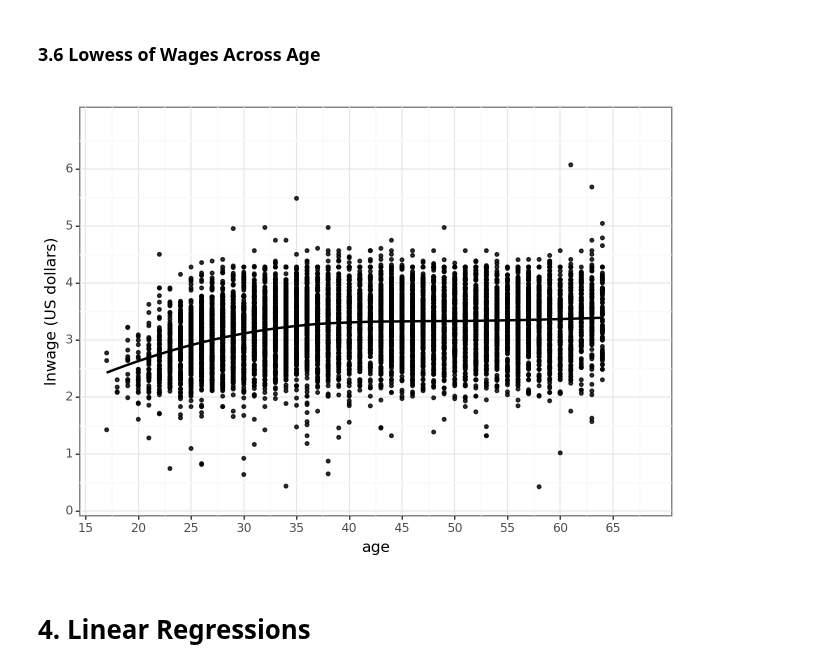
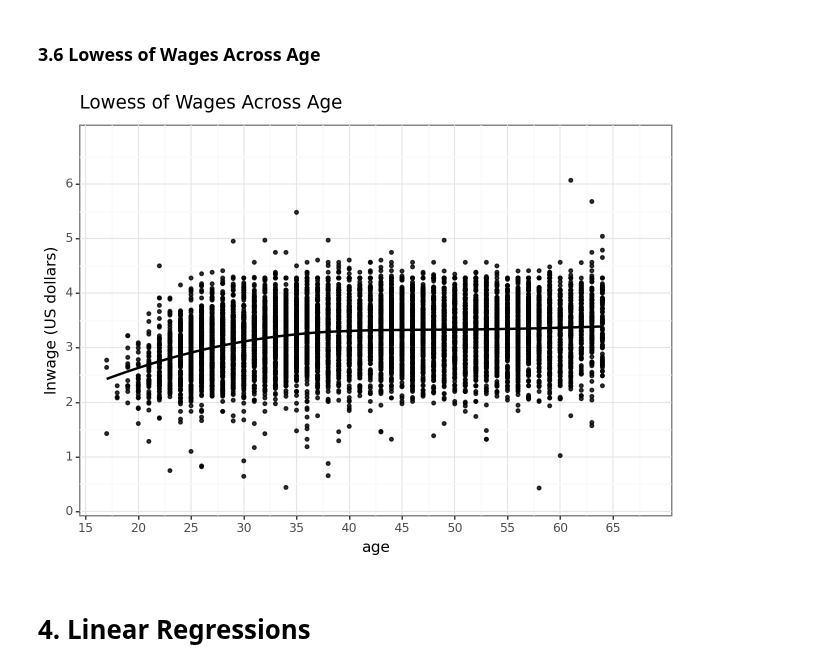
Before and after one commit to Iandrewburg/Assignment_1, a Jupyter notebook: Assignment_1.ipynb, the cells around one changed output. Drawn from its saved outputs; the diff is of its cells as text; code cells hidden in the pictures.

```diff
--- a/Assignment_1.ipynb
+++ b/Assignment_1.ipynb
@@ -416,19 +416,19 @@ print(plot)
 # %%
 plot = ggplot(data, aes(x="age", y="lnw")) + geom_point(
     size=1, alpha=0.8, show_legend=False, na_rm=True
 ) + geom_smooth(method="loess", se=False, size=1, span=0.9) + labs(
-    x="age", y="lnwage (US dollars)"
+    x="age", y="lnwage (US dollars)", title = "Lowess of Wages Across Age"
 ) + theme_bw() + expand_limits(
     x=0.01, y=0.01
 ) + scale_y_continuous(
     expand=(0.01, 0.01), limits=(0, 7), breaks=np.arange(0, 7, 1)
 ) + scale_x_continuous(
     expand=(0.01, 0.01), limits=(15, 70), breaks=np.arange(15, 70, 5)
 )
 
 print(plot)
 # %% [output]
-[figure, old version]
+[figure, new version]
 # %% [markdown]
 # 4. Linear Regressions
 # %% [markdown]
```
Also changed, not shown: parts of 3 cells of this notebook.
